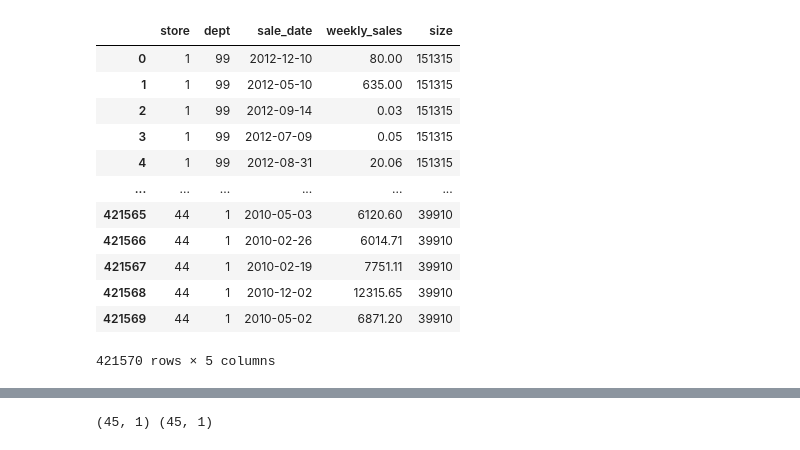
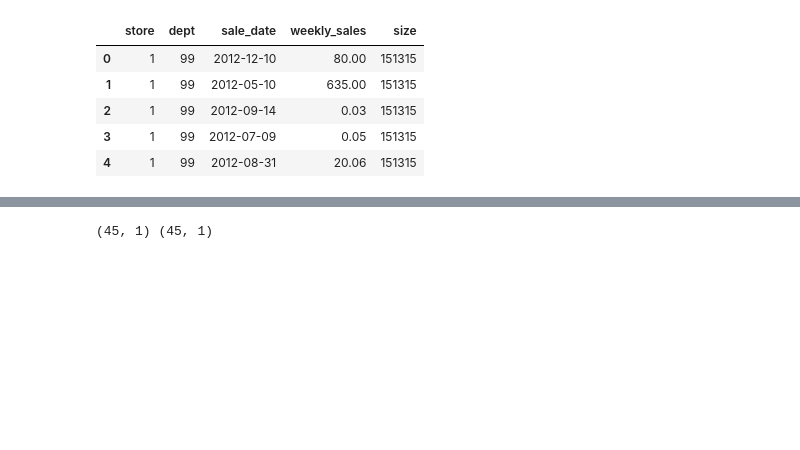
Before and after one commit to Infinity183/Sales_Retail_FP, a Jupyter notebook: Size_Sales_Analysis.ipynb, the cells around one changed output, grey strips where cells are left out. Cells and saved outputs as stored; diff of their text form; code cells hidden in the pictures; blank space fills up the shorter version.

```diff
--- a/Size_Sales_Analysis.ipynb
+++ b/Size_Sales_Analysis.ipynb
@@ -10,17 +10,10 @@ from sklearn import metrics
 df = pd.read_csv("Retail_Sales_Data/Merged_Sales_Stores.csv")
 # %%
-df
+df.head()
 # %% [output]
 |  | store | dept | sale_date | weekly_sales | size |
 | 0 | 1 | 99 | 2012-12-10 | 80.00 | 151315 |
 | 1 | 1 | 99 | 2012-05-10 | 635.00 | 151315 |
 | 2 | 1 | 99 | 2012-09-14 | 0.03 | 151315 |
 | 3 | 1 | 99 | 2012-07-09 | 0.05 | 151315 |
 | 4 | 1 | 99 | 2012-08-31 | 20.06 | 151315 |
-| ... | ... | ... | ... | ... | ... |
-| 421565 | 44 | 1 | 2010-05-03 | 6120.60 | 39910 |
-| 421566 | 44 | 1 | 2010-02-26 | 6014.71 | 39910 |
-| 421567 | 44 | 1 | 2010-02-19 | 7751.11 | 39910 |
-| 421568 | 44 | 1 | 2010-12-02 | 12315.65 | 39910 |
-| 421569 | 44 | 1 | 2010-05-02 | 6871.20 | 39910 |
-421570 rows × 5 columns
```
Also changed, not shown: parts of 18 cells of this notebook, 3 other files.
